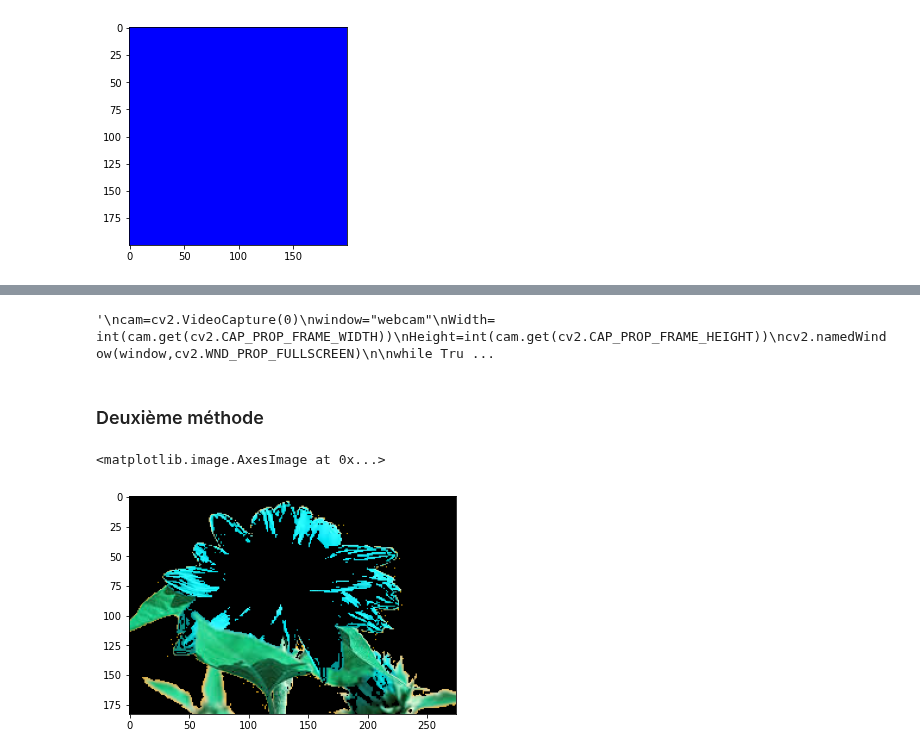
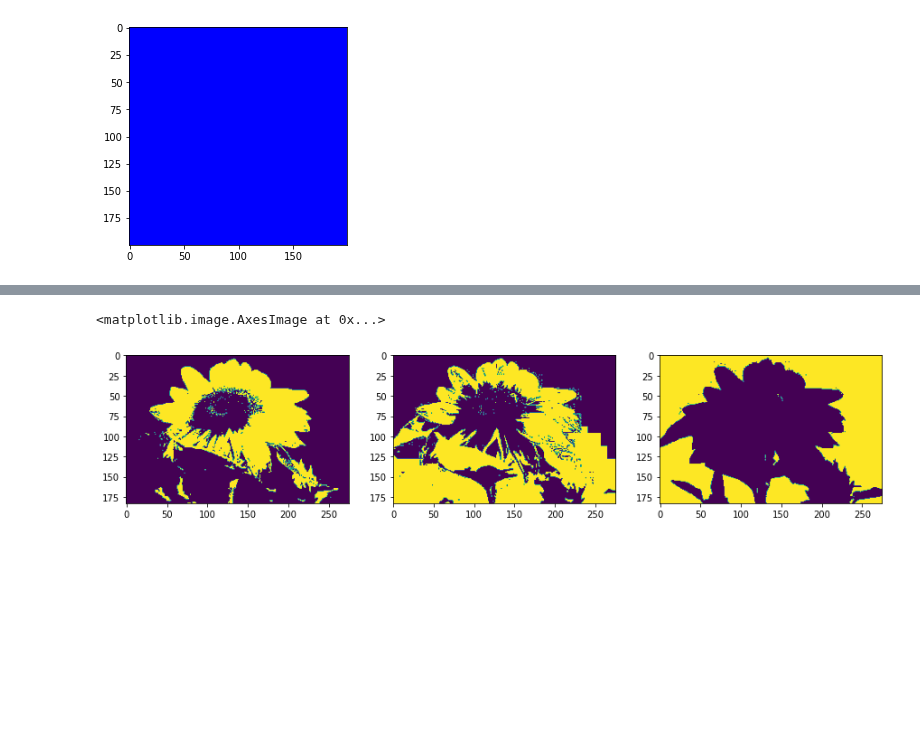
Before and after one commit to hannachoum/ComputerVision_Project, a Jupyter notebook: Projet_ComputerVision.ipynb, the cells around one changed output, grey strips where cells are left out. Cells and saved outputs as stored; diff of their text form; code cells hidden in the pictures; blank space fills up the shorter version.

Commit message:
scikit segmentation

```diff
--- a/Projet_ComputerVision.ipynb
+++ b/Projet_ComputerVision.ipynb
@@ -270,14 +239,42 @@ Found_green("Plante.jpg")
+# %%
+# Importing Necessary Libraries
+# Displaying the sample image - Monochrome Format
+from skimage import data
+from skimage import filters
+from skimage.color import rgb2gray
+import matplotlib.pyplot as plt
+
+# Sample Image of scikit-image package
+img_R=fleur[:,:,0]
+img_G=fleur[:,:,1]
+img_B=fleur[:,:,2]
+
+segm_R=(img_R > 150)*1
+segm_G=(img_G > 150)*1
+segm_B=(img_B > 200)*1 #above threshold ==> 1 and below threshold ==> 0
+
+fig=plt.figure(figsize=(15, 15))
+rows=1
+columns=3
+
+fig.add_subplot(rows, columns, 1)
+plt.imshow(segm_R)
+fig.add_subplot(rows, columns, 2)
+plt.imshow(segm_G)
+fig.add_subplot(rows, columns, 3)
+plt.imshow(segm_B)
+# %% [output]
+<matplotlib.image.AxesImage at 0x...>
+[figure, added]
 # %%
-#we need to use the webcam
-
 '''
-cam=cv2.VideoCapture(0)
+cam=cv2.VideoCapture(1)
 window="webcam"
 Width= int(cam.get(cv2.CAP_PROP_FRAME_WIDTH))
 Height=int(cam.get(cv2.CAP_PROP_FRAME_HEIGHT))
 cv2.namedWindow(window,cv2.WND_PROP_FULLSCREEN)
 
-while True:
+while cam.isOpened():
 
     ret,img=cam.read()
     if ret:
@@ -286,5 +283,3 @@ while True:
         if cv2.waitKey(25) & 0xFF==ord('q'):
             break
 '''
-# %% [output]
-'\ncam=cv2.VideoCapture(0)\nwindow="webcam"\nWidth= int(cam.get(cv2.CAP_PROP_FRAME_WIDTH))\nHeight=int(cam.get(cv2.CAP_PROP_FRAME_HEIGHT))\ncv2.namedWindow(window,cv2.WND_PROP_FULLSCREEN)\n\nwhile Tru ...
@@ -293,18 +285,0 @@ while True:
-# %% [markdown]
-### Deuxième méthode
-# %%
-# read image in BGR
-img = cv2.imread('Plante.jpg')
-# convert to LAB space
-lab = cv2.cvtColor(img, cv2.COLOR_BGR2LAB)
-# store the a-channel
-a_channel = lab[:,:,1]
-# Automate threshold using Otsu method
-th = cv2.threshold(a_channel,127,255,cv2.THRESH_BINARY_INV+cv2.THRESH_OTSU)[1]
-# Mask the result with the original image
-masked = cv2.bitwise_and(img, img, mask = th)
-
-plt.imshow(masked)
-# %% [output]
-<matplotlib.image.AxesImage at 0x...>
-[figure, removed]
```
Also changed, not shown: parts of 14 cells of this notebook, 1 other file.
